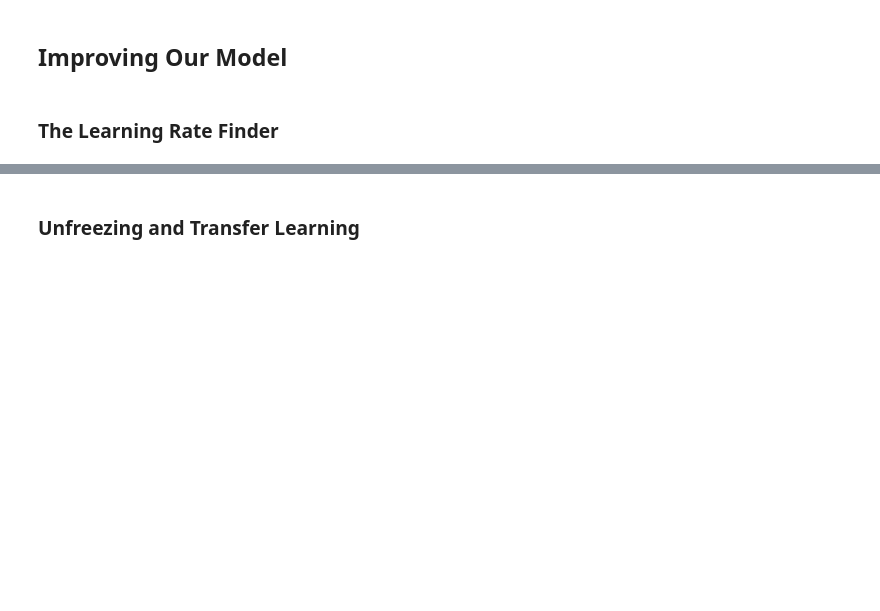
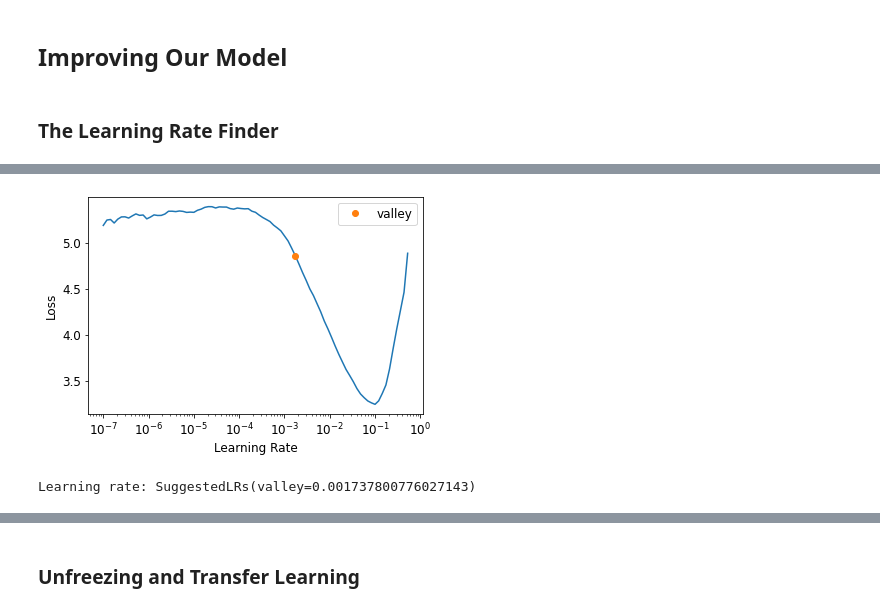
Before and after one commit to aspeers/fastbook, a Jupyter notebook: personal/05_pet_breeds.ipynb, the cells around one changed output, grey strips where cells are left out. Cells and saved outputs as stored; diff of their text form; code cells hidden in the pictures; blank space fills up the shorter version.

```diff
--- a/personal/05_pet_breeds.ipynb
+++ b/personal/05_pet_breeds.ipynb
@@ -171,3 +324,5 @@ learn.fine_tune(1, base_lr=0.1)
 # %%
 learn = cnn_learner(dls, resnet34, metrics=error_rate)
-lr_min,lr_steep = learn.lr_find()
+# lr_min,lr_steep = learn.lr_find()
+lr = learn.lr_find()
+# %% [output]
@@ -174,5 +330,9 @@ lr_min,lr_steep = learn.lr_find()
+[figure, added]
 # %%
-print(f"Minimum/10: {lr_min:.2e}, steepest point: {lr_steep:.2e}")
+# print(f"Minimum/10: {lr_min:.2e}, steepest point: {lr_steep:.2e}")
+print(f"Learning rate: {lr}")
+# %% [output]
+Learning rate: SuggestedLRs(valley=0.001737800776027143)
 # %%
 learn = cnn_learner(dls, resnet34, metrics=error_rate)
 learn.fine_tune(2, base_lr=3e-3)
```
Also changed, not shown: parts of 63 cells of this notebook.
